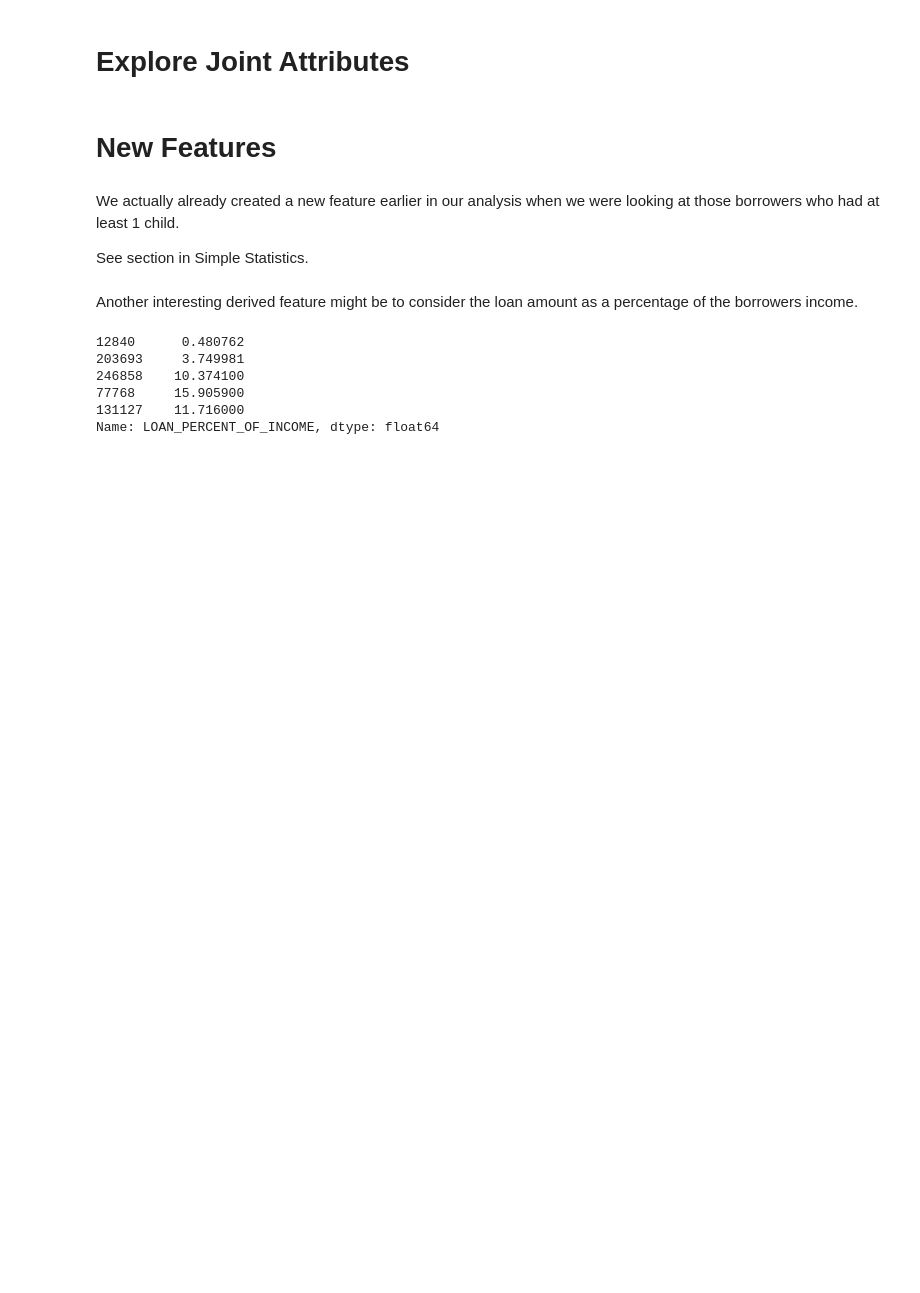
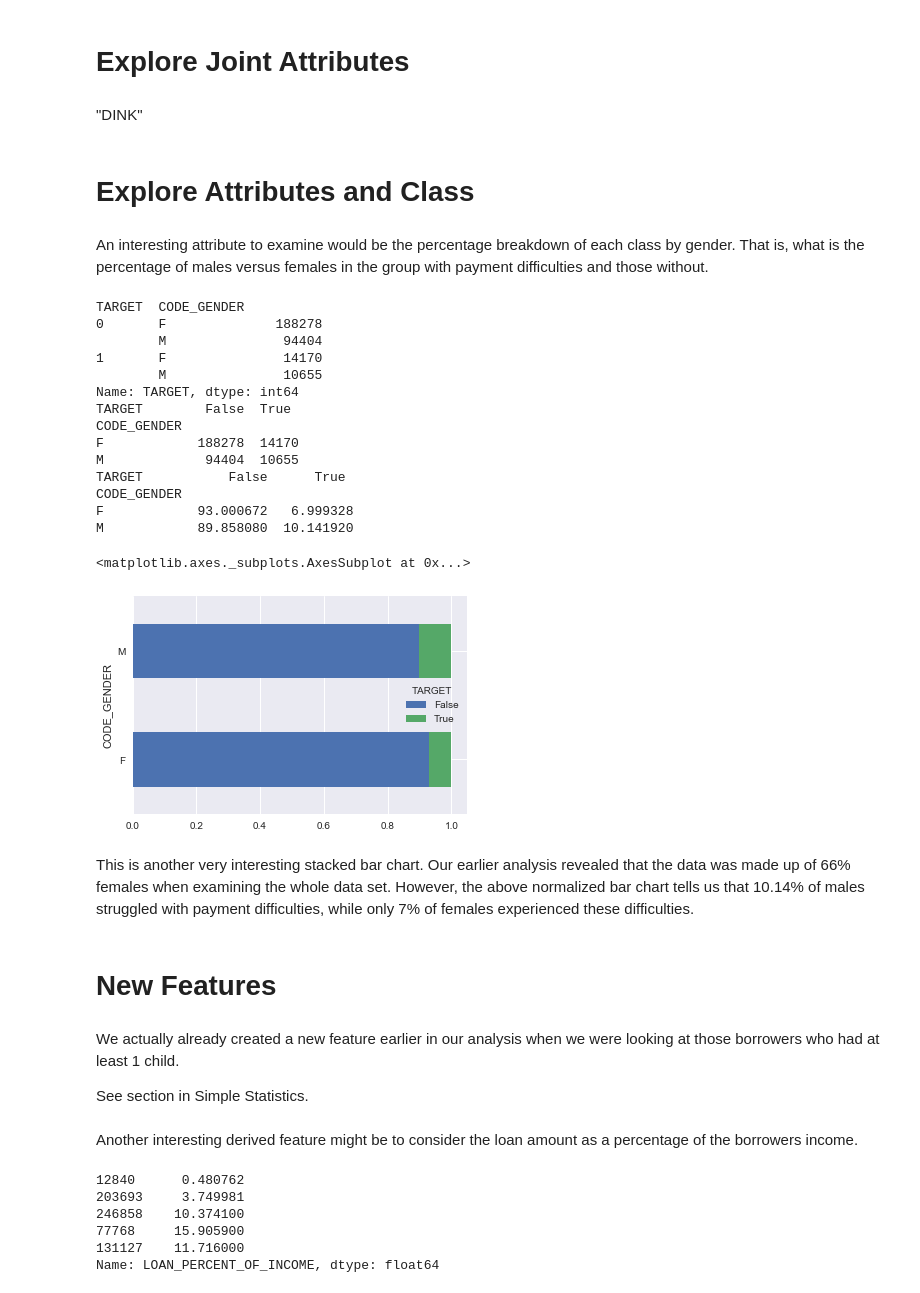
Before and after one commit to mihir787/data_mining_project1, a Jupyter notebook: cleaning_test_data.ipynb, the cells around one changed output. Cells and saved outputs as stored; diff of their text form; code cells hidden in the pictures; blank space fills up the shorter version.

```diff
--- a/cleaning_test_data.ipynb
+++ b/cleaning_test_data.ipynb
@@ -522,5 +575,43 @@ This pie chart is useful in that it shows among the most popular occupations for
 # %% [markdown]
 # Explore Joint Attributes
+# %% [markdown]
+"DINK"
+# %% [markdown]
+# Explore Attributes and Class
+# %% [markdown]
+An interesting attribute to examine would be the percentage breakdown of each class by gender. That is, what is the percentage of males versus females in the group with payment difficulties and those without.
+# %%
+df3 = df[df['CODE_GENDER'] != 'XNA']    # this removes 4 instances of a value called "XNA" in CODE_GENDER
+df_grouped_gender = df3.groupby(by=['TARGET','CODE_GENDER'])
+
+print(df_grouped_gender.TARGET.count())
+
+df_cross_gender = pd.crosstab([df3['CODE_GENDER']], df3.TARGET.astype(bool))
+
+print(df_cross_gender)
+
+gender_percentage = df_cross_gender.div(df_cross_gender.sum(1).astype(float), axis=0)
+print(gender_percentage * 100)
+gender_percentage.plot(kind='barh', stacked=True)
+# %% [output]
+TARGET  CODE_GENDER
+0       F              188278
+        M               94404
+1       F               14170
+        M               10655
+Name: TARGET, dtype: int64
+TARGET        False  True
+CODE_GENDER
+F            188278  14170
+M             94404  10655
+TARGET           False      True
+CODE_GENDER
+F            93.000672   6.999328
+M            89.858080  10.141920
+<matplotlib.axes._subplots.AxesSubplot at 0x...>
+[figure, added]
+# %% [markdown]
+This is another very interesting stacked bar chart. Our earlier analysis revealed that the data was made up of 66% females when examining the whole data set. However, the above normalized bar chart tells us that 10.14% of males struggled with payment difficulties, while only 7% of females experienced these difficulties.
 # %% [markdown]
 # New Features
 # %% [markdown]
```
Also changed, not shown: parts of 16 cells of this notebook.
